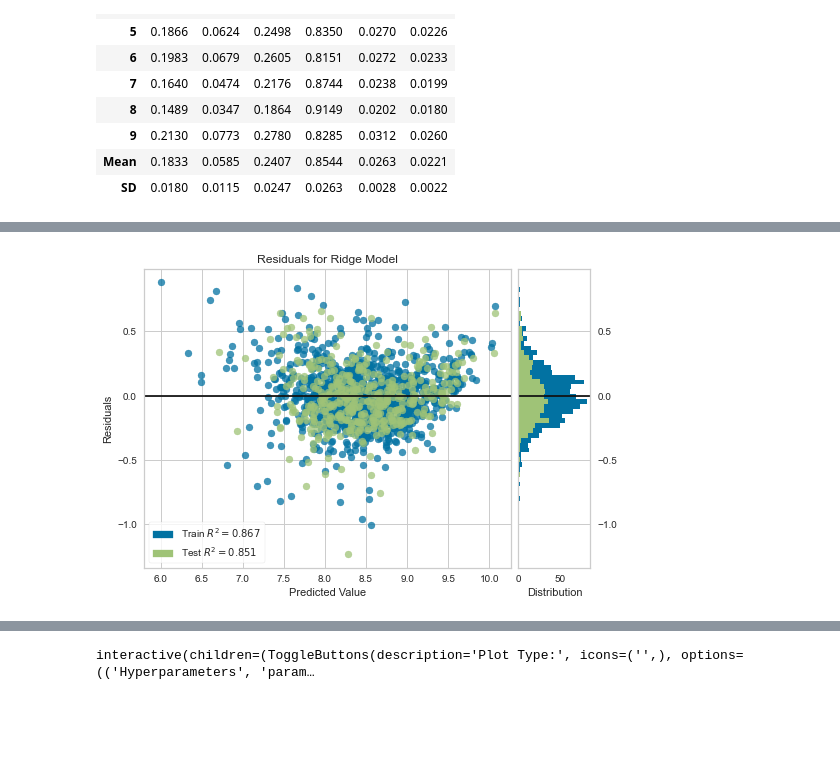
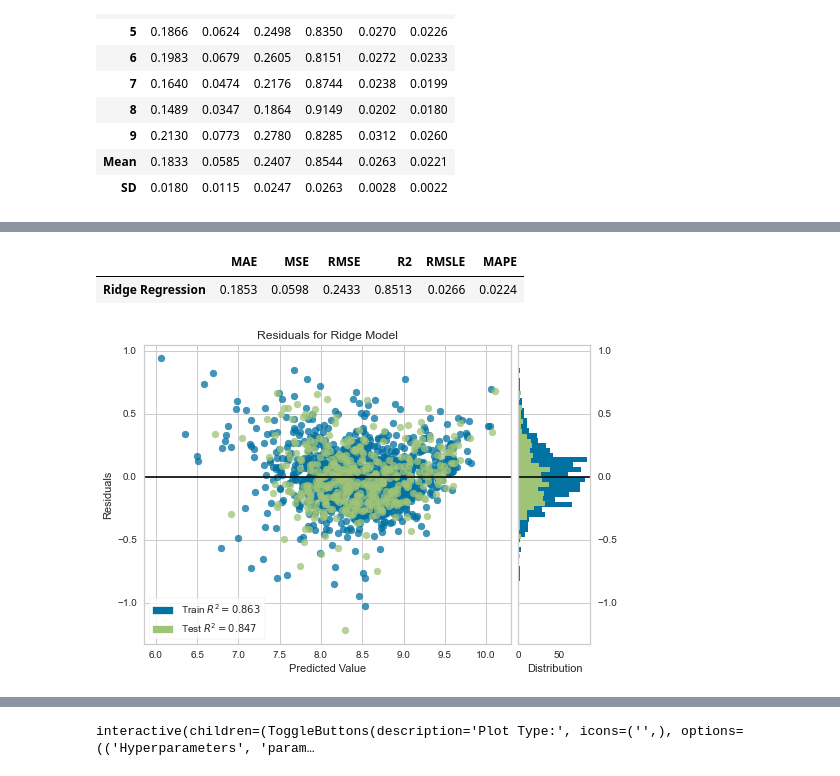
Before and after one commit to jascqh/BT4222-Hotel-Reviews, a Jupyter notebook: BT4222 Project Code Final.ipynb, the cells around one changed output, grey strips where cells are left out. Cells and saved outputs as stored; diff of their text form; code cells hidden in the pictures; blank space fills up the shorter version.

```diff
--- a/BT4222 Project Code Final.ipynb
+++ b/BT4222 Project Code Final.ipynb
@@ -883,0 +878,2 @@ Ridge(alpha=1.54, copy_X=True, fit_intercept=True, max_iter=None,
+# %%
+ridger = tune_model(ridge)
@@ -884,4 +894,11 @@ Ridge(alpha=1.54, copy_X=True, fit_intercept=True, max_iter=None,
+# %%
+ridge_tuned = pull()
+ridge_result = ridge_tuned.iloc[[10]].rename(index={'Mean':'Ridge Regression'})
+ridge_result
+# %% [output]
+|  | MAE | MSE | RMSE | R2 | RMSLE | MAPE |
+| Ridge Regression | 0.1853 | 0.0598 | 0.2433 | 0.8513 | 0.0266 | 0.0224 |
 # %%
-plot_model(ridge)
+plot_model(ridger)
 # %% [output]
-[figure, old version]
+[figure, new version]
```
Also changed, not shown: parts of 64 cells of this notebook.
